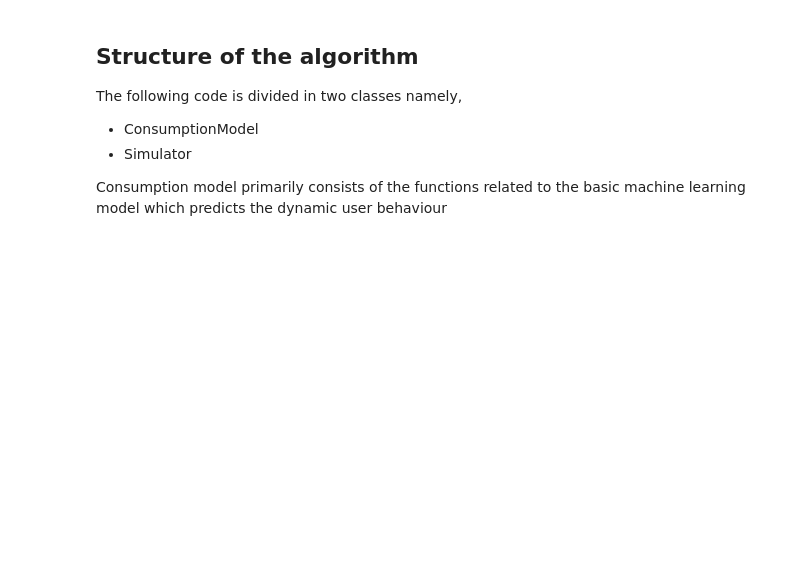
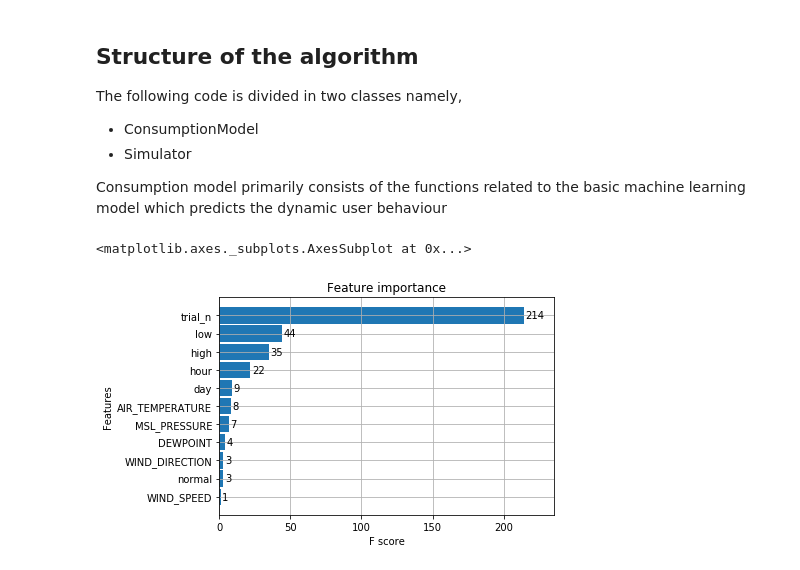
Before and after one commit to shreyasnikte/Active-Learning-TUD-Thesis, a Jupyter notebook: src/simulator.ipynb, the cells around one changed output. Cells and saved outputs as stored; diff of their text form; code cells hidden in the pictures; blank space fills up the shorter version.

```diff
--- a/src/simulator.ipynb
+++ b/src/simulator.ipynb
@@ -54,0 +28,27 @@ class Simulator:
+# %%
+# The dict 'params' consists of all the parameters used in the simulation software for ease of alteration
+params = {
+#         Set the regression model related parameters
+          'train_start_dt':'2013-01',
+          'train_stop_dt':'2013-09',
+          'y_variable': 'trial_d',
+          'X_variables':['trial_n', 'low', 'normal', 'high', 'WIND_DIRECTION', 'WIND_SPEED', 'VISIBILITY', 'MSL_PRESSURE',
+                         'AIR_TEMPERATURE', 'DEWPOINT', 'WETB_TEMP', 'STN_PRES', 'WMO_HR_SUN_DUR', 'hour', 'day'],
+
+#         Set XGBoost regression parameters (for consumption model)
+          'n_estimators': 50,
+          'early_stopping_rounds': 50,  #stop if 50 consequent rounds without decrease of error
+          'verbose': False,             # Change verbose to True if you want to see it train
+          'nthread': 4,
+
+#         Set simulator parameters to default values
+          'season': 0,
+          'day_of_week': 0,
+          'special_event': 0,
+          'tariff_policy':[],
+
+#         Set Occupant behaviour dynamics
+          'user_engagement': 0,     # Set the % of users who are willing to engage in the experiments
+          'participation': 0,       # Set the % of users who will be available to participate in specific experiment
+          'user_latency': 0         # Set the values which correspond to real life participation delay for users
+         }
@@ -75,3 +217,18 @@ class select_next(object):
 #         return the selected datetime details
 
     def tariff_policy(self, levels, constraints):
+# %%
+df=pd.read_csv('../mod_datasets/aggregate_consumption.csv', sep=',', header=0, index_col=0, parse_dates=['GMT'], low_memory=False)
+df = df.drop_duplicates()
+df_midas=pd.read_csv('../mod_datasets/midas_weather.csv', sep=',', header=0, index_col=0, parse_dates=['GMT'], low_memory=False)
+df_midas_rs = df_midas.resample('30T').mean()
+df_interpolated = df_midas_rs.interpolate(method='linear')
+df_weather = df_interpolated.loc['2013-01':'2013-12',:]
+df_final = pd.concat([df,df_weather], axis=1)
+# %%
+consumption_model = ConsumptionModel(df_final, params)
+consumption_model.prep_data()
+consumption_model.train()
+# %% [output]
+<matplotlib.axes._subplots.AxesSubplot at 0x...>
+[figure, added]
```
Also changed, not shown: parts of 11 cells of this notebook, 1 other file.
